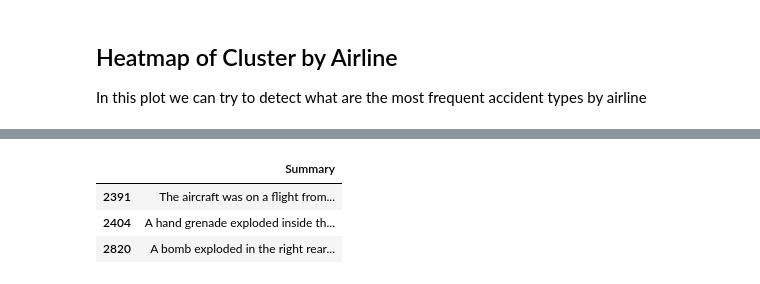
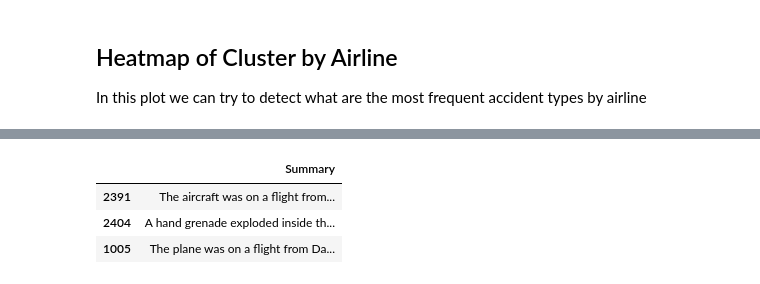
Before and after one commit to lrargerich/7506, a Jupyter notebook: Notebooks/Analisis Exploratorio/Airplane Crashes.ipynb, the cells around one changed output, grey strips where cells are left out. Cells and saved outputs as stored; diff of their text form; code cells hidden in the pictures.

```diff
--- a/Notebooks/Analisis Exploratorio/Airplane Crashes.ipynb
+++ b/Notebooks/Analisis Exploratorio/Airplane Crashes.ipynb
@@ -413,11 +417,11 @@ sns.heatmap(ap1, annot=False, linewidths=.5, ax=ax);
 # %%
 OPERATOR = 'Philippine Air Lines'
-CLUSTER = 110
+CLUSTER = 92
 ap1 = apc[apc['Operator']==OPERATOR].sort_values(by='cluster').loc[apc['cluster']==CLUSTER,['Summary']]
 pd.set_option('display.max_colwidth', 3000)
 ap1
 # %% [output]
 |  | Summary |
 | 2391 | The aircraft was on a flight from... |
 | 2404 | A hand grenade exploded inside th... |
-| 2820 | A bomb exploded in the right rear... |
+| 1005 | The plane was on a flight from Da... |
```
Also changed, not shown: parts of 2 cells of this notebook.
